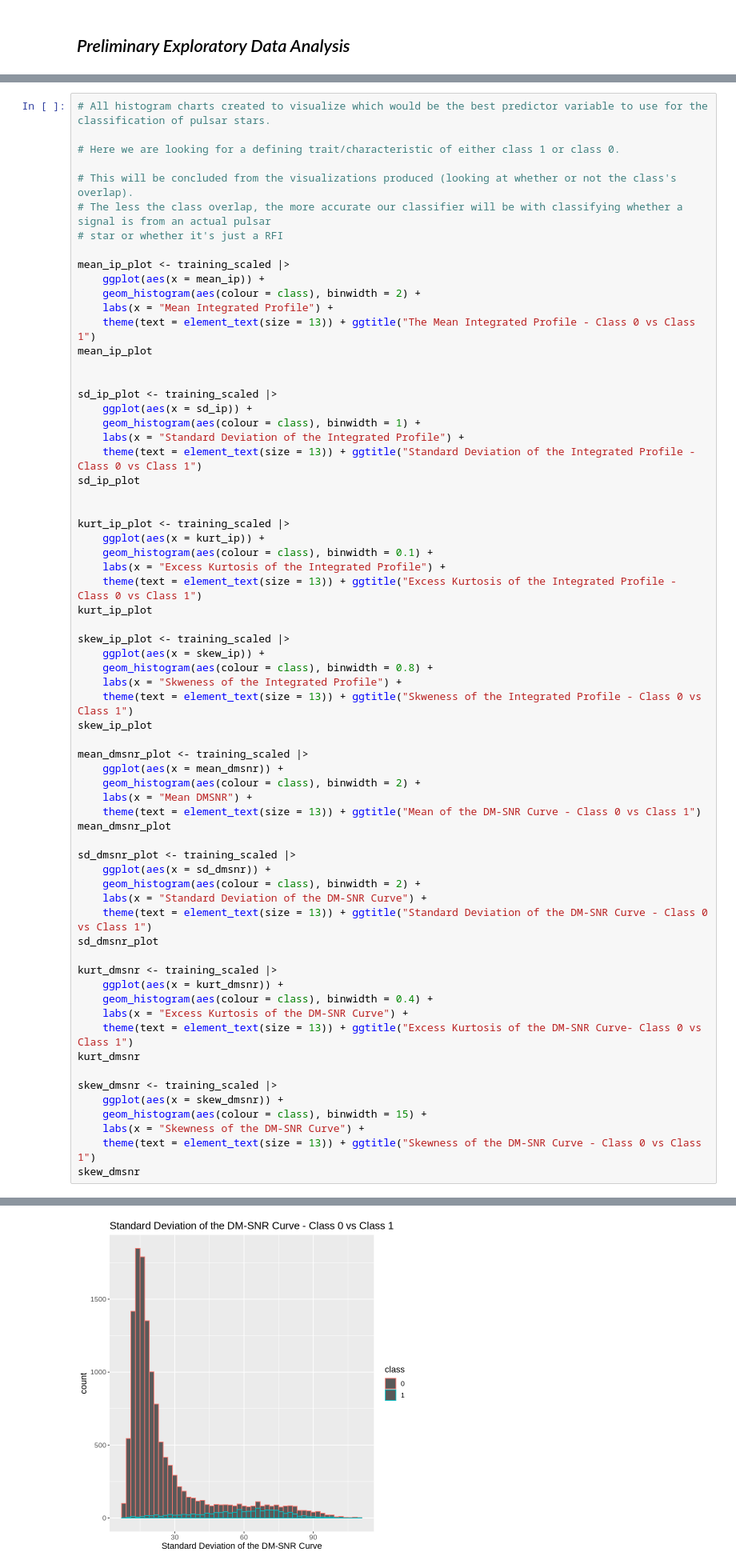
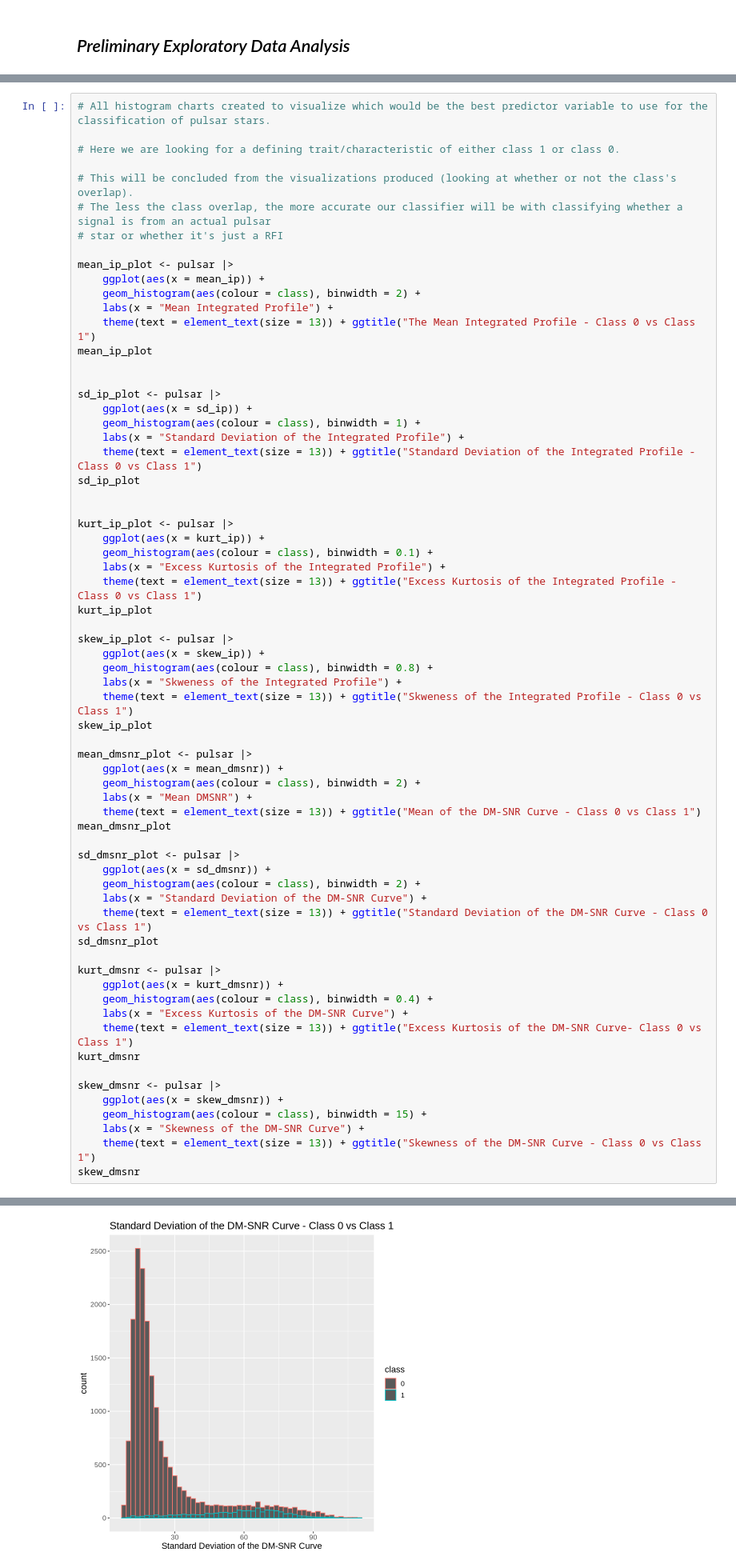
Before and after one commit to splashhhhhh/dsci100-grp165, a Jupyter notebook: Proposal.ipynb, the cells around one changed output, grey strips where cells are left out. Shown at 80% size. Saved outputs shown, nothing was run; the diff lists cells and outputs as text.

```diff
--- a/Proposal.ipynb
+++ b/Proposal.ipynb
@@ -126,7 +106,7 @@ mutate(scaled_meanip = scale(mean_ip, center = TRUE),
 # The less the class overlap, the more accurate our classifier will be with classifying whether a signal is from an actual pulsar
 # star or whether it's just a RFI
 
-mean_ip_plot <- training_scaled |>
+mean_ip_plot <- pulsar |>
     ggplot(aes(x = mean_ip)) +
     geom_histogram(aes(colour = class), binwidth = 2) +
     labs(x = "Mean Integrated Profile") +
@@ -134,7 +114,7 @@ mean_ip_plot <- training_scaled |>
 mean_ip_plot
 
 
-sd_ip_plot <- training_scaled |>
+sd_ip_plot <- pulsar |>
     ggplot(aes(x = sd_ip)) +
     geom_histogram(aes(colour = class), binwidth = 1) +
     labs(x = "Standard Deviation of the Integrated Profile") +
@@ -142,42 +122,42 @@ sd_ip_plot <- training_scaled |>
 sd_ip_plot
 
 
-kurt_ip_plot <- training_scaled |>
+kurt_ip_plot <- pulsar |>
     ggplot(aes(x = kurt_ip)) +
     geom_histogram(aes(colour = class), binwidth = 0.1) +
     labs(x = "Excess Kurtosis of the Integrated Profile") +
     theme(text = element_text(size = 13)) + ggtitle("Excess Kurtosis of the Integrated Profile - Class 0 vs Class 1")
 kurt_ip_plot
 
-skew_ip_plot <- training_scaled |>
+skew_ip_plot <- pulsar |>
     ggplot(aes(x = skew_ip)) +
     geom_histogram(aes(colour = class), binwidth = 0.8) +
     labs(x = "Skweness of the Integrated Profile") +
     theme(text = element_text(size = 13)) + ggtitle("Skweness of the Integrated Profile - Class 0 vs Class 1")
 skew_ip_plot
 
-mean_dmsnr_plot <- training_scaled |>
+mean_dmsnr_plot <- pulsar |>
     ggplot(aes(x = mean_dmsnr)) +
     geom_histogram(aes(colour = class), binwidth = 2) +
     labs(x = "Mean DMSNR") +
     theme(text = element_text(size = 13)) + ggtitle("Mean of the DM-SNR Curve - Class 0 vs Class 1")
 mean_dmsnr_plot
 
-sd_dmsnr_plot <- training_scaled |>
+sd_dmsnr_plot <- pulsar |>
     ggplot(aes(x = sd_dmsnr)) +
     geom_histogram(aes(colour = class), binwidth = 2) +
     labs(x = "Standard Deviation of the DM-SNR Curve") +
     theme(text = element_text(size = 13)) + ggtitle("Standard Deviation of the DM-SNR Curve - Class 0 vs Class 1")
 sd_dmsnr_plot
 
-kurt_dmsnr <- training_scaled |>
+kurt_dmsnr <- pulsar |>
     ggplot(aes(x = kurt_dmsnr)) +
     geom_histogram(aes(colour = class), binwidth = 0.4) +
     labs(x = "Excess Kurtosis of the DM-SNR Curve") +
     theme(text = element_text(size = 13)) + ggtitle("Excess Kurtosis of the DM-SNR Curve- Class 0 vs Class 1")
 kurt_dmsnr
 
-skew_dmsnr <- training_scaled |>
+skew_dmsnr <- pulsar |>
     ggplot(aes(x = skew_dmsnr)) +
     geom_histogram(aes(colour = class), binwidth = 15) +
     labs(x = "Skewness of the DM-SNR Curve") +
@@ -192 +172 @@ skew_dmsnr
-[figure, old version]
+[figure, new version]
```
Also changed, not shown: parts of 8 cells of this notebook.
